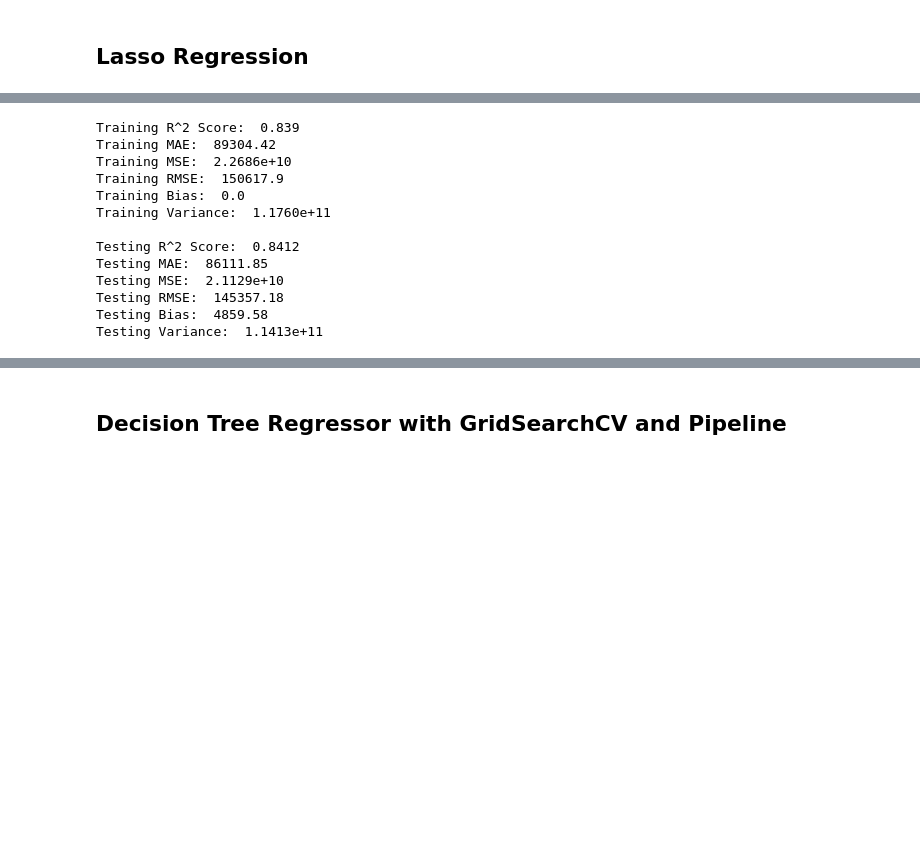
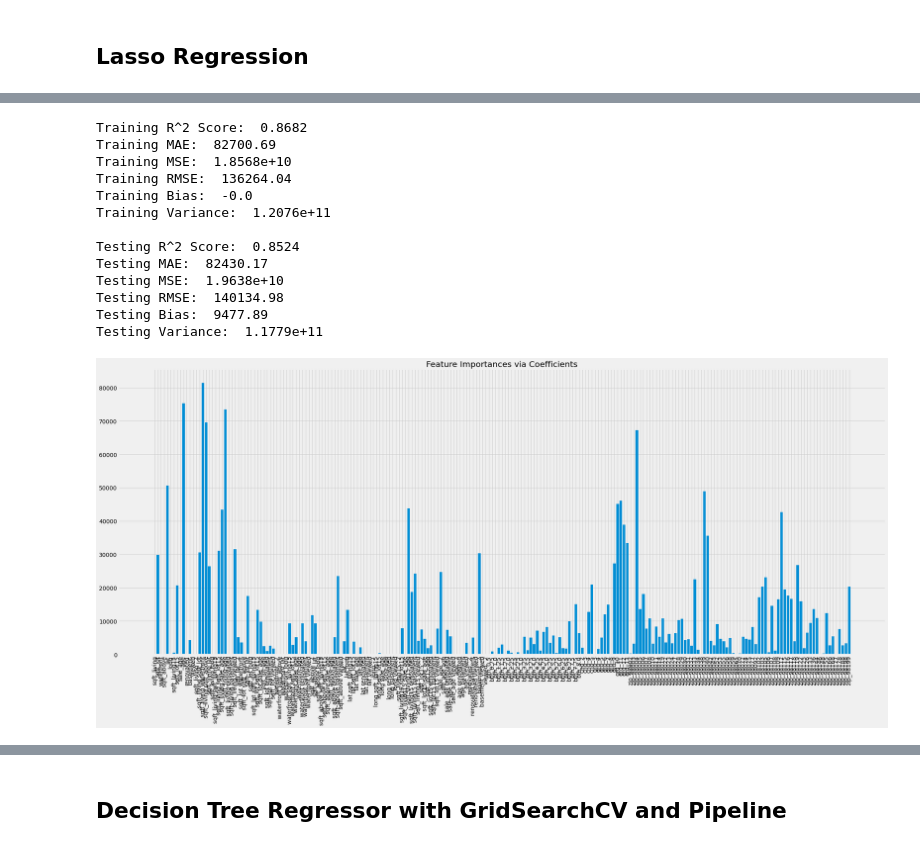
Before and after one commit to datascisteven/King-County-Housing-Price-Prediction, a Jupyter notebook: housing_modeling.ipynb, the cells around one changed output, grey strips where cells are left out. Drawn from its saved outputs; the diff is of its cells as text; code cells hidden in the pictures; blank space fills up the shorter version.

```diff
--- a/housing_modeling.ipynb
+++ b/housing_modeling.ipynb
@@ -547,10 +570,10 @@ Optimal Alpha Value: 16
 # %% [markdown]
 <img src="images/optimal_lasso.png">
 # %%
-lasso = Lasso(alpha=16, normalize=False)
-lasso.fit(X_tr2, y_tr2)
-y_best_lasso_tr = lasso.predict(X_tr2)
-y_best_lasso_tt = lasso.predict(X_tt2)
+lasso = Lasso(alpha=400, normalize=False)
+lasso.fit(X_tr2_sc, y_tr2)
+y_best_lasso_tr = lasso.predict(X_tr2_sc)
+y_best_lasso_tt = lasso.predict(X_tt2_sc)
 
 print('Training R^2 Score: ', round(r2_score(y_tr2, y_best_lasso_tr), 4))
 print('Training MAE: ', round(mean_absolute_error(y_tr2, y_best_lasso_tr), 2))
@@ -566,16 +589,26 @@ print('Testing RMSE: ', round(np.sqrt(mean_squared_error(y_tt2, y_best_lasso_tt)
 print('Testing Bias: ', round(bias(y_tt2, y_best_lasso_tt), 2))
 print('Testing Variance: ', "{:.4e}".format(variance(y_best_lasso_tt)))
 # %% [output]
-Training R^2 Score:  0.839
-Training MAE:  89304.42
-Training MSE:  2.2686e+10
-Training RMSE:  150617.9
-Training Bias:  0.0
-Training Variance:  1.1760e+11
+Training R^2 Score:  0.8682
+Training MAE:  82700.69
+Training MSE:  1.8568e+10
+Training RMSE:  136264.04
+Training Bias:  -0.0
+Training Variance:  1.2076e+11
 
-Testing R^2 Score:  0.8412
-Testing MAE:  86111.85
-Testing MSE:  2.1129e+10
-Testing RMSE:  145357.18
-Testing Bias:  4859.58
-Testing Variance:  1.1413e+11
+Testing R^2 Score:  0.8524
+Testing MAE:  82430.17
+Testing MSE:  1.9638e+10
+Testing RMSE:  140134.98
+Testing Bias:  9477.89
+Testing Variance:  1.1779e+11
+# %%
+importance = np.abs(lasso.coef_)
+names = np.array(X_tr2_sc.columns)
+fig, ax = plt.subplots(figsize=(30, 12))
+plt.bar(height=importance, x=names)
+plt.xticks(rotation = 90)
+plt.title("Feature Importances via Coefficients")
+plt.show()
+# %% [output]
+[figure, added]
```
Also changed, not shown: parts of 30 cells of this notebook, 3 other files.
